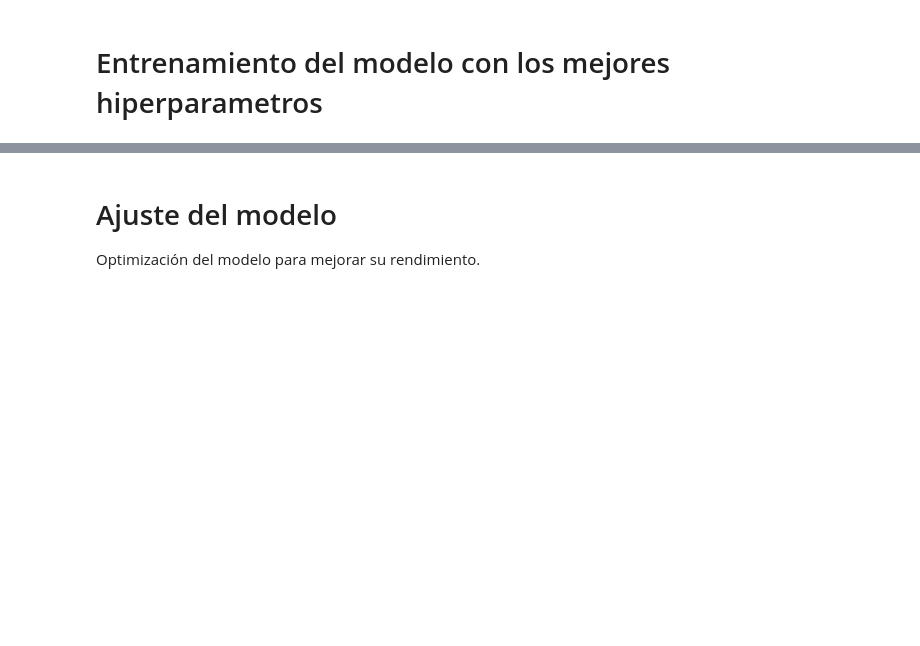
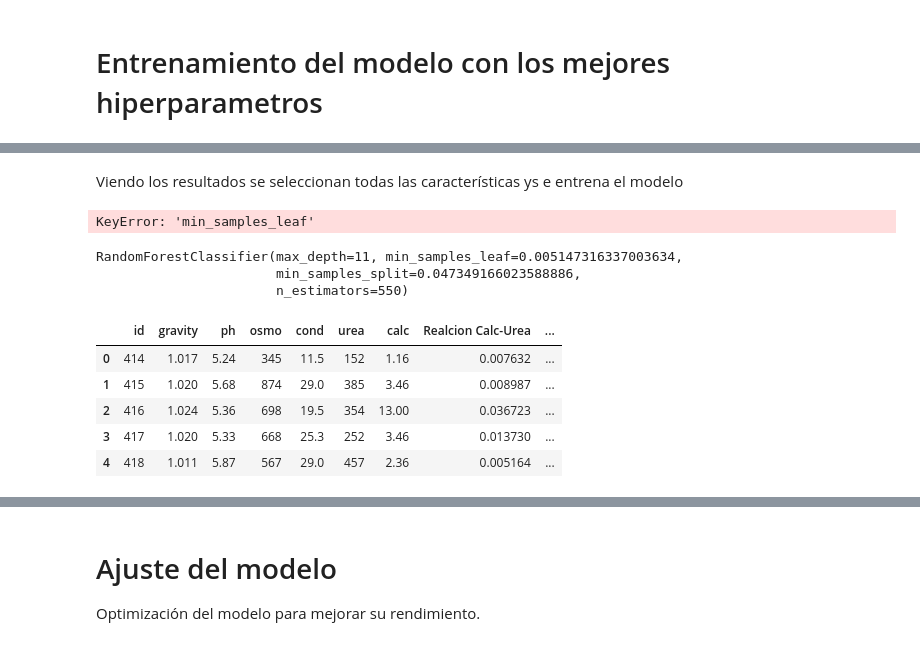
Before and after one commit to JMViJi/Binary-Classification-with-a-Tabular-Kidney-Stone-Prediction-Dataset, a Jupyter notebook: KidneyStone.ipynb, the cells around one changed output, grey strips where cells are left out. Cells and saved outputs as stored; diff of their text form; code cells hidden in the pictures; blank space fills up the shorter version.

```diff
--- a/KidneyStone.ipynb
+++ b/KidneyStone.ipynb
@@ -479,14 +477,17 @@ X_train_IC_Relaciones['Realcion Calc-Urea'] = X_train['calc'] / X_train['urea']
 ### Osmolaridad ajustada por gravedad específica
 # %%
 X_train_IC_Relaciones['Osmolaridad ajustada'] = X_train['osmo']/X_train['gravity']
+X_test_IC_Relaciones['Osmolaridad ajustada'] = X_test['osmo']/X_test['gravity']
 # %% [markdown]
 ### Índice de saturación de calcio
 # %%
 X_train_IC_Relaciones['Indice saturacion calc'] = X_train['calc']*X_train['osmo']
+X_test_IC_Relaciones['Indice saturacion calc'] = X_test['calc']*X_test['osmo']
 # %% [markdown]
 ### Factor de concentración iónica.
 # %%
 X_train_IC_Relaciones['Factor concentracion ionica'] = X_train['cond']*X_train['ph']
+X_test_IC_Relaciones['Factor concentracion ionica'] = X_test['cond']*X_test['ph']
 # %%
 X_train_IC_Relaciones.describe()
 # %% [output]
@@ -691,0 +765,2 @@ X_train_IC_Variables_Riesgo['Riesgo conductividad'] = np.where((X_train['cond']
+# %% [markdown]
+Viendo los resultados se seleccionan todas las características ys e entrena el modelo
@@ -691,0 +771,45 @@ X_train_IC_Variables_Riesgo['Riesgo conductividad'] = np.where((X_train['cond']
+# %%
+from sklearn.model_selection import cross_val_score
+from sklearn.metrics import make_scorer, roc_auc_score
+
+#max_features_options = ['sqrt']
+criterion_options = ['gini', 'entropy']
+
+# Se recuperan los mejores hiperparámetros
+best_params = {
+    'n_estimators': int(best['n_estimators']),
+    'max_depth': int(best['max_depth']),
+    #'max_features': max_features_options[int(best['max_features'])],
+    'min_samples_leaf': best['min_samples_leaf'],
+    'min_samples_split': best['min_samples_split'],
+    'criterion': criterion_options[int(best['criterion'])]
+}
+
+# Se entrena el modelo con los mejores hiperparámetros
+model = RandomForestClassifier(**best_params)
+
+# Se realiza la validación cruzada con la métrica AUC ROC
+scores = cross_val_score(model, X_train_completo, y_train, cv=10, scoring=make_scorer(roc_auc_score, needs_proba=True))
+
+# Se imprime la media y la desviación estándar de los puntajes de la validación cruzada
+print("AUC ROC: %0.2f (+/- %0.2f)" % (scores.mean(), scores.std() * 2))
+# %% [output]
+KeyError: 'min_samples_leaf'
+# %%
+model.fit(X_train_completo, y_train)
+# %% [output]
+RandomForestClassifier(max_depth=11, min_samples_leaf=0.005147316337003634,
+                       min_samples_split=0.047349166023588886,
+                       n_estimators=550)
+# %%
+X_train_R = pd.concat([X_train, X_train_IC_Relaciones], axis=1)
+X_test_R = pd.concat([X_test, X_test_IC_Relaciones], axis=1)
+# %%
+X_test_R.head()
+# %% [output]
+|  | id | gravity | ph | osmo | cond | urea | calc | Realcion Calc-Urea | ... |
+| 0 | 414 | 1.017 | 5.24 | 345 | 11.5 | 152 | 1.16 | 0.007632 | ... |
+| 1 | 415 | 1.020 | 5.68 | 874 | 29.0 | 385 | 3.46 | 0.008987 | ... |
+| 2 | 416 | 1.024 | 5.36 | 698 | 19.5 | 354 | 13.00 | 0.036723 | ... |
+| 3 | 417 | 1.020 | 5.33 | 668 | 25.3 | 252 | 3.46 | 0.013730 | ... |
+| 4 | 418 | 1.011 | 5.87 | 567 | 29.0 | 457 | 2.36 | 0.005164 | ... |
```
Also changed, not shown: parts of 43 cells of this notebook, 1 other file.
